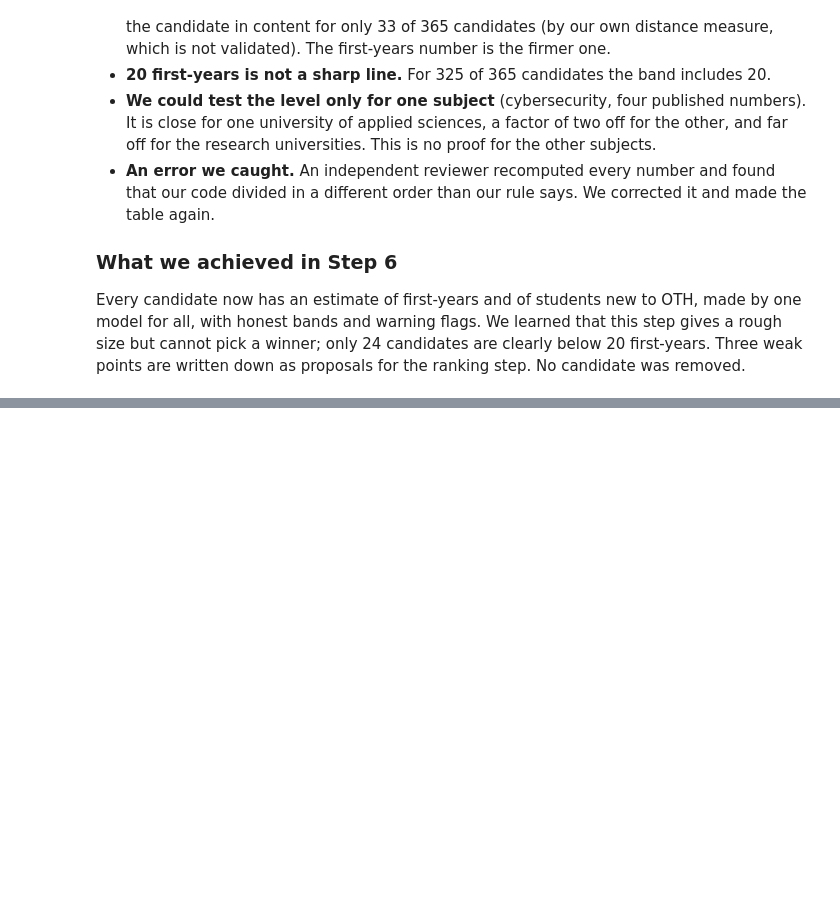
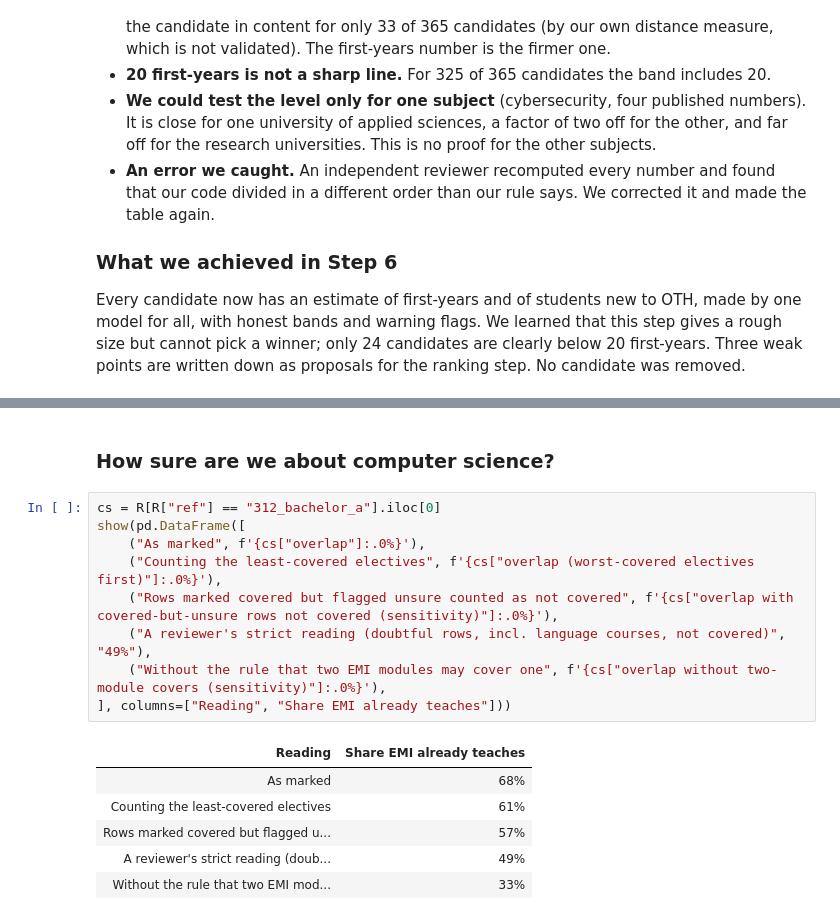
Before and after one commit to SomanthaManuranga/study-program-intelligence, a Jupyter notebook: notebooks/funnel_progress.ipynb, the cells around one changed output, grey strips where cells are left out. Drawn from its saved outputs; the diff is of its cells as text; blank space fills up the shorter version.

```diff
--- a/notebooks/funnel_progress.ipynb
+++ b/notebooks/funnel_progress.ipynb
@@ -883,0 +867,18 @@ show(pd.DataFrame([(names.get((r["type"], r["level"]), r["type"]), r["level"], r
+# %% [markdown]
+### How sure are we about computer science?
+# %%
+cs = R[R["ref"] == "312_bachelor_a"].iloc[0]
+show(pd.DataFrame([
+    ("As marked", f'{cs["overlap"]:.0%}'),
+    ("Counting the least-covered electives", f'{cs["overlap (worst-covered electives first)"]:.0%}'),
+    ("Rows marked covered but flagged unsure counted as not covered", f'{cs["overlap with covered-but-unsure rows not covered (sensitivity)"]:.0%}'),
+    ("A reviewer's strict reading (doubtful rows, incl. language courses, not covered)", "49%"),
+    ("Without the rule that two EMI modules may cover one", f'{cs["overlap without two-module covers (sensitivity)"]:.0%}'),
+], columns=["Reading", "Share EMI already teaches"]))
+# %% [output]
+| Reading | Share EMI already teaches |
+| As marked | 68% |
+| Counting the least-covered electives | 61% |
+| Rows marked covered but flagged u... | 57% |
+| A reviewer's strict reading (doub... | 49% |
+| Without the rule that two EMI mod... | 33% |
```
Also changed, not shown: parts of 14 cells of this notebook, 2 other files.
